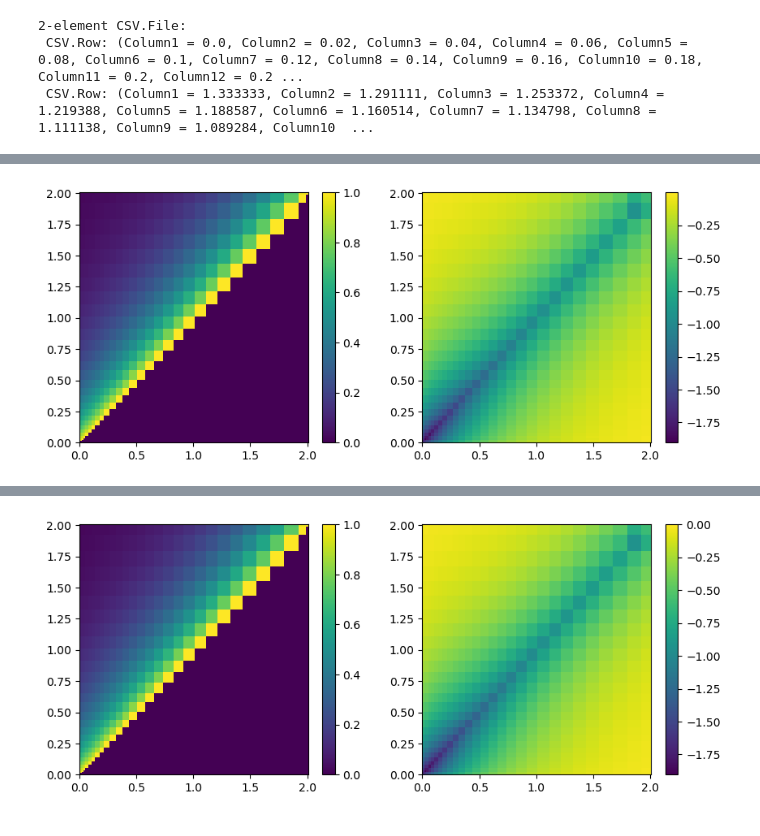
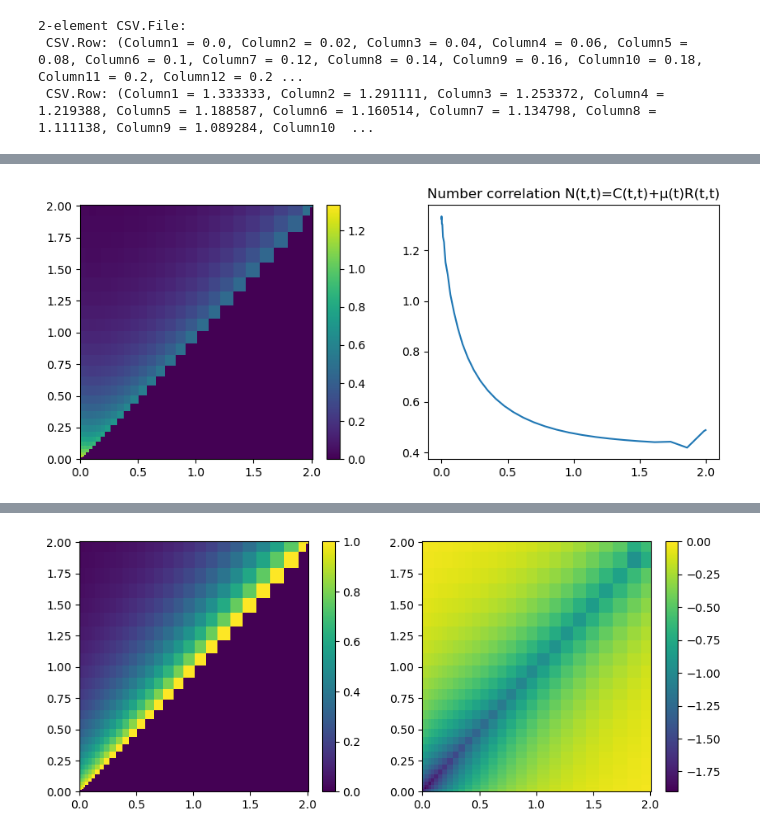
Before and after one commit to btemoshir/Achedmy.jl, a Jupyter notebook: examples/achedmy_testing_new.ipynb, the cells around one changed output, grey strips where cells are left out. Cells and saved outputs as stored; diff of their text form; code cells hidden in the pictures.

```diff
--- a/examples/achedmy_testing_new.ipynb
+++ b/examples/achedmy_testing_new.ipynb
@@ -82,7 +88,12 @@ ReactionStructure{Int64, Vector{Float64}, Matrix{Int64}, Vector{Float64}, Vector
 #### Define the varianbles for the reaction which are updated in place when we run the dynamics:
 # %%
 variables_aaa = Achedmy.ReactionVariables(structure_aaa,"cross")
-sol_aaaSBR = Achedmy.solve_dynamics!(structure_aaa,variables_aaa,atol,rtol,tmax,tstart,"gSBR");
+sol_aaaSBR = Achedmy.solve_dynamics!(structure_aaa,variables_aaa,
+selfEnergy = "gSBR",
+atol = atol,
+rtol = rtol,
+tmax = tmax,
+tstart = tstart);
 # %% [output]
 t: 0.0
 t: 1.0e-6
@@ -191,15 +222,15 @@ gcf()
 # %%
+#plot the number-number correlation:
 figure(figsize=(10,4))
 subplot(121)
 #imshow(variables_aaa.R[1,1,:,:])
-pcolor(sol_aaaSBR.t,sol_aaaSBR.t,variables_aaa.R[1,1,:,:])
+pcolor(sol_aaaSBR.t,sol_aaaSBR.t,variables_aaa.N[1,1,:,:])
 colorbar()
 gcf()
 
 subplot(122)
-#imshow(variables_aaa.C[1,1,:,:])
-pcolor(sol_aaaSBR.t,sol_aaaSBR.t,variables_aaa.C[1,1,:,:])
-colorbar()
+plot(sol_aaaSBR.t,diag(variables_aaa.N[1,1,:,:]))
+title("Number correlation N(t,t)=C(t,t)+μ(t)R(t,t)")
 gcf()
 # %% [output]
-[figure, old version]
+[figure, new version]
```
Also changed, not shown: parts of 18 cells of this notebook, 12 other files.
